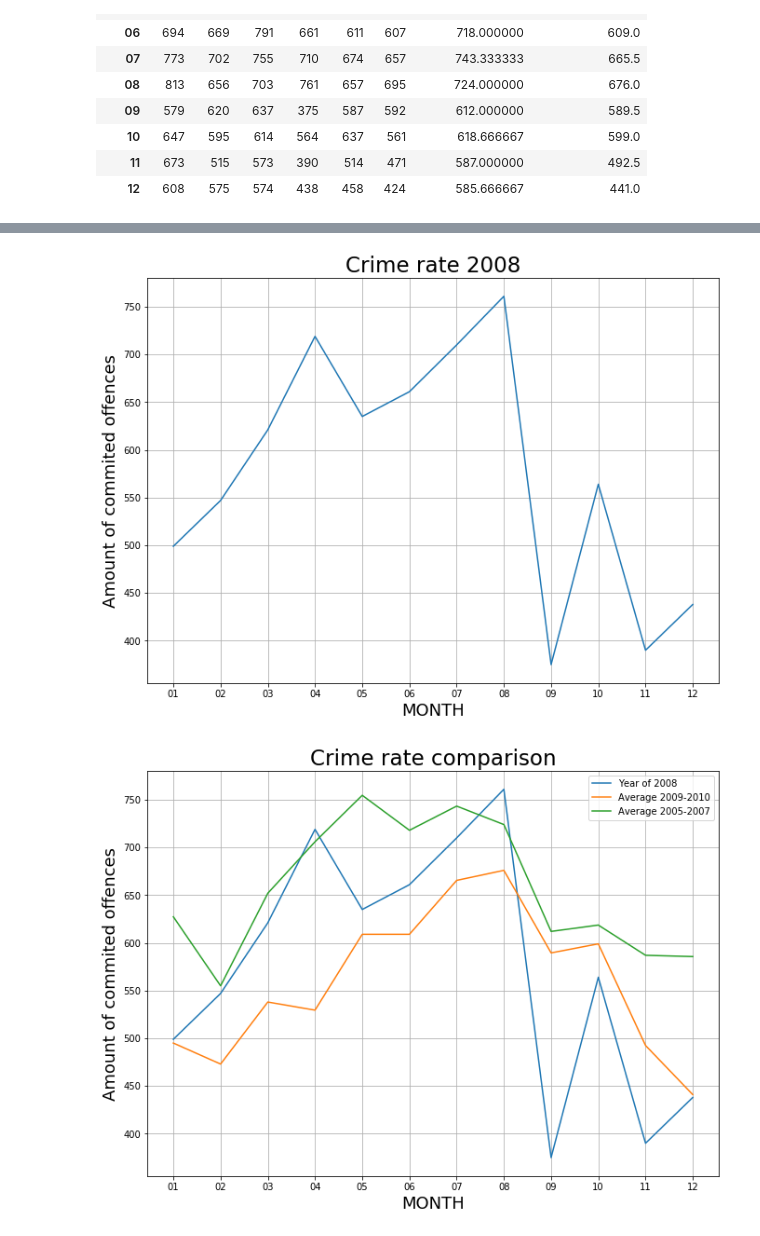
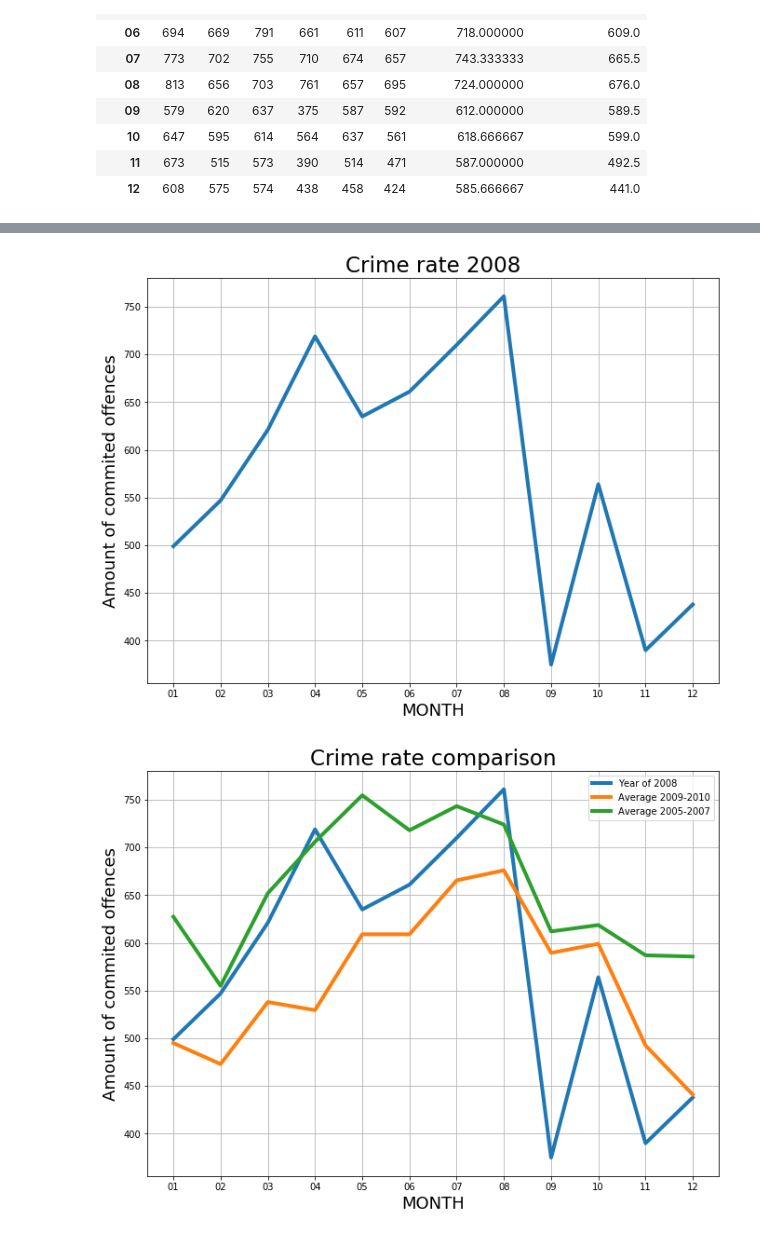
Before and after one commit to olegmrnv/crime_correlations, a Jupyter notebook: notebooks/data_analysis_TX.ipynb, the cells around one changed output, grey strips where cells are left out. Cells and saved outputs as stored; diff of their text form; code cells hidden in the pictures.

Commit message:
Created speach and corrected graphs for better presentation

```diff
--- a/notebooks/data_analysis_TX.ipynb
+++ b/notebooks/data_analysis_TX.ipynb
@@ -103,30 +103,30 @@ plt.savefig ("../data/cleaned_data/galveston_ave_crime_2009_2010.png")
 
 
 plt.figure(figsize=(11,8))
-plt.plot(monthly_offenses_df[2008])
+plt.plot(monthly_offenses_df[2008], lw=4)
 plt.xlabel ("MONTH", fontsize=18)
 plt.ylabel ("Amount of commited offences", fontsize=18)
 plt.title ("Crime rate 2008",  fontsize=23)
 plt.grid()
 plt.savefig ("../data/cleaned_data/galveston_crime_2008.png")
 # %% [output]
-[figure, old version]
+[figure, new version]
 # %%
 # Extracting data we need for final comparicing plot and creating graph
 import warnings
 warnings.filterwarnings('ignore')
 
 final_plot_data = monthly_offenses_df[[2008,"mean_2009-2010", "mean_2005-2007" ]]
 final_plot_data.rename(columns={2008:"Year of 2008", "mean_2009-2010":"Average 2009-2010", "mean_2005-2007":"Average 2005-2007"}, inplace=True)
 
 
 plt.figure(figsize=(11,8))
-plt.plot(final_plot_data)
+plt.plot(final_plot_data, lw=4)
 plt.xlabel ("MONTH", fontsize=18)
 plt.ylabel ("Amount of commited offences", fontsize=18)
 plt.title ("Crime rate comparison",  fontsize=23)
 plt.grid()
 plt.legend(final_plot_data)
 plt.savefig ("../data/cleaned_data/galveston_crime_comparison.png")
 # %% [output]
-[figure, old version]
+[figure, new version]
```
Also changed, not shown: parts of 2 cells of this notebook, 9 other files.
